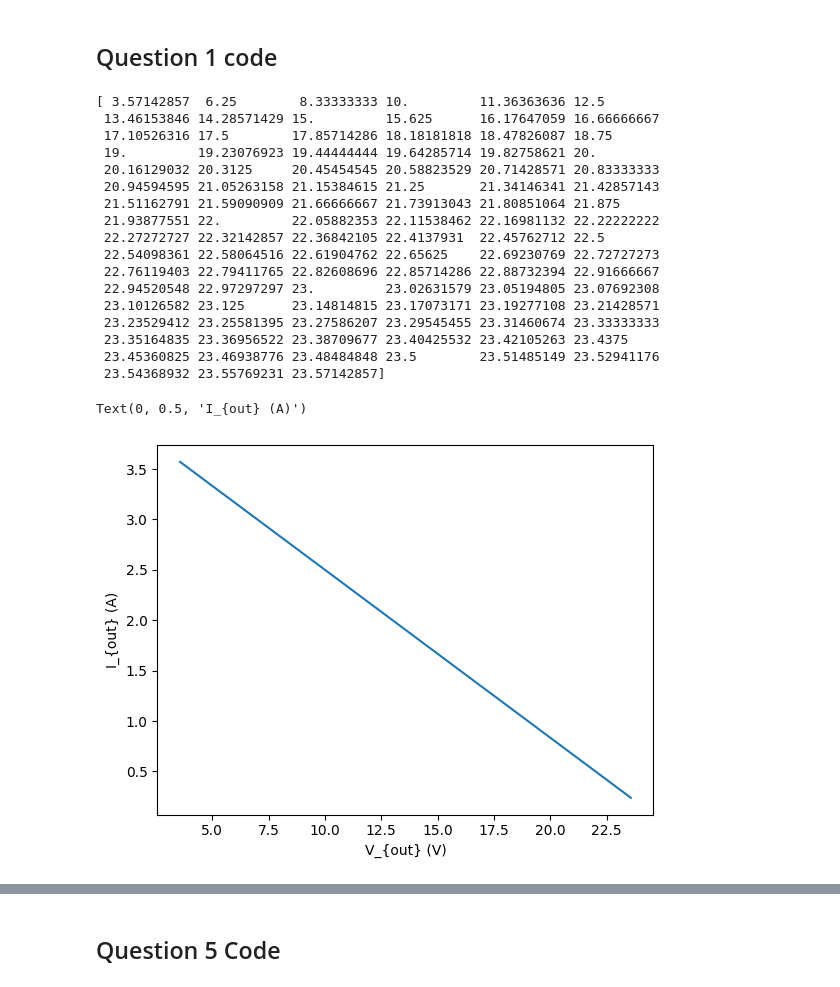
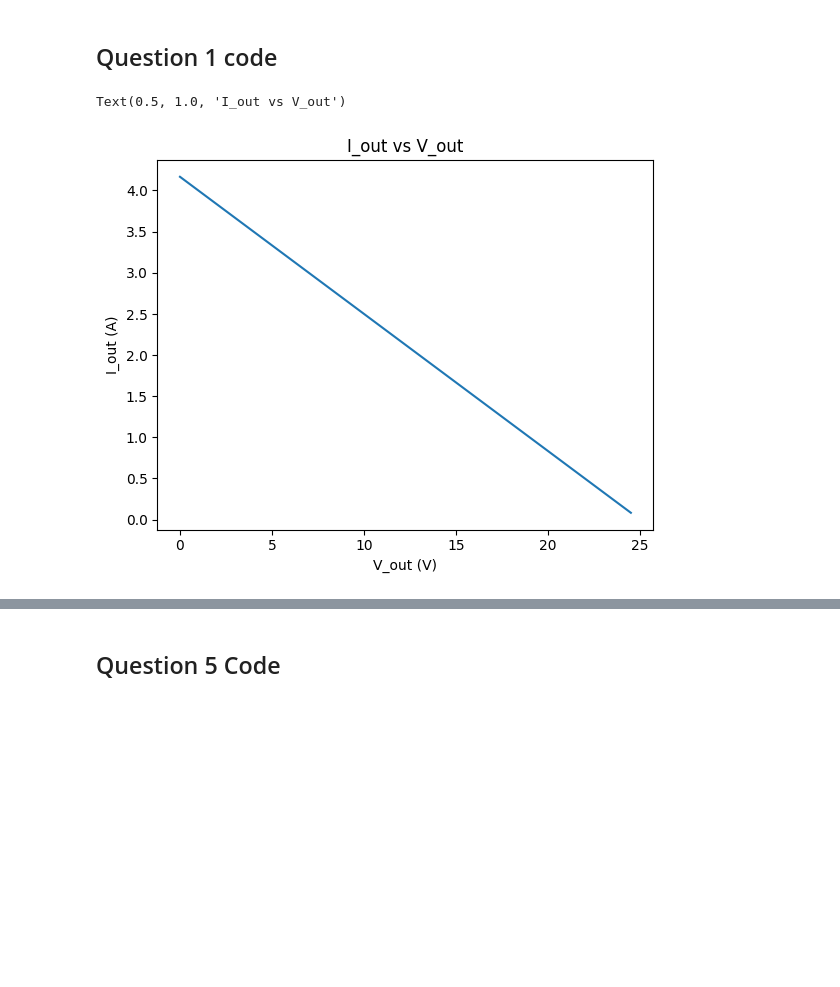
Before and after one commit to WeiLuya/mae119_code, a Jupyter notebook: hw1/MAE119_HW1.ipynb, the cells around one changed output, grey strips where cells are left out. Saved outputs shown, nothing was run; the diff lists cells and outputs as text; code cells hidden in the pictures; blank space fills up the shorter version.

```diff
--- a/hw1/MAE119_HW1.ipynb
+++ b/hw1/MAE119_HW1.ipynb
@@ -10,36 +10,30 @@ R_s = 6
 V_in = 25
 I_in = V_in/R_s
 # %%
-R_L = np.arange(1,100)
-V_out = V_in*(R_L/(R_L+R_s))
+# R_L = np.arange(1,100)
+# V_out = V_in*(R_L/(R_L+R_s))
 
-print(V_out)
+# # print(V_out)
 
-I_out = (V_in - V_out) / R_s
+# I_out = (V_in - V_out) / R_s
-# %% [output]
-[ 3.57142857  6.25        8.33333333 10.         11.36363636 12.5
- 13.46153846 14.28571429 15.         15.625      16.17647059 16.66666667
- 17.10526316 17.5        17.85714286 18.18181818 18.47826087 18.75
- 19.         19.23076923 19.44444444 19.64285714 19.82758621 20.
- 20.16129032 20.3125     20.45454545 20.58823529 20.71428571 20.83333333
- 20.94594595 21.05263158 21.15384615 21.25       21.34146341 21.42857143
- 21.51162791 21.59090909 21.66666667 21.73913043 21.80851064 21.875
- 21.93877551 22.         22.05882353 22.11538462 22.16981132 22.22222222
- 22.27272727 22.32142857 22.36842105 22.4137931  22.45762712 22.5
- 22.54098361 22.58064516 22.61904762 22.65625    22.69230769 22.72727273
- 22.76119403 22.79411765 22.82608696 22.85714286 22.88732394 22.91666667
- 22.94520548 22.97297297 23.         23.02631579 23.05194805 23.07692308
- 23.10126582 23.125      23.14814815 23.17073171 23.19277108 23.21428571
- 23.23529412 23.25581395 23.27586207 23.29545455 23.31460674 23.33333333
- 23.35164835 23.36956522 23.38709677 23.40425532 23.42105263 23.4375
- 23.45360825 23.46938776 23.48484848 23.5        23.51485149 23.52941176
- 23.54368932 23.55769231 23.57142857]
+# %%
+# R_L = np.arange(0,1000)
+# V_out = 25 * (R_L/(6+R_L))
+# I_out = 25/(6+R_L)
+V_out = np.arange(0, 25, 0.5)
+I_out = (25 - V_out)/6
+
+fig, ax = plt.subplots()
+ax.plot(V_out, I_out)
+ax.set_xlabel('V_out (V)')
+ax.set_ylabel('I_out (A)')
+ax.set_title('I_out vs V_out')
+# %% [output]
+Text(0.5, 1.0, 'I_out vs V_out')
+[figure, added]
 # %%
-fig, ax = plt.subplots()
-ax.plot(V_out, I_out)
-ax.set_xlabel('V_{out} (V)')
-ax.set_ylabel('I_{out} (A)')
+# fig, ax = plt.subplots()
+# ax.plot(V_out, I_out)
+# ax.set_xlabel('V_{out} (V)')
+# ax.set_ylabel('I_{out} (A)')
-# %% [output]
-Text(0, 0.5, 'I_{out} (A)')
-[figure, removed]
 # %%
```
Also changed, not shown: parts of 3 cells of this notebook.
